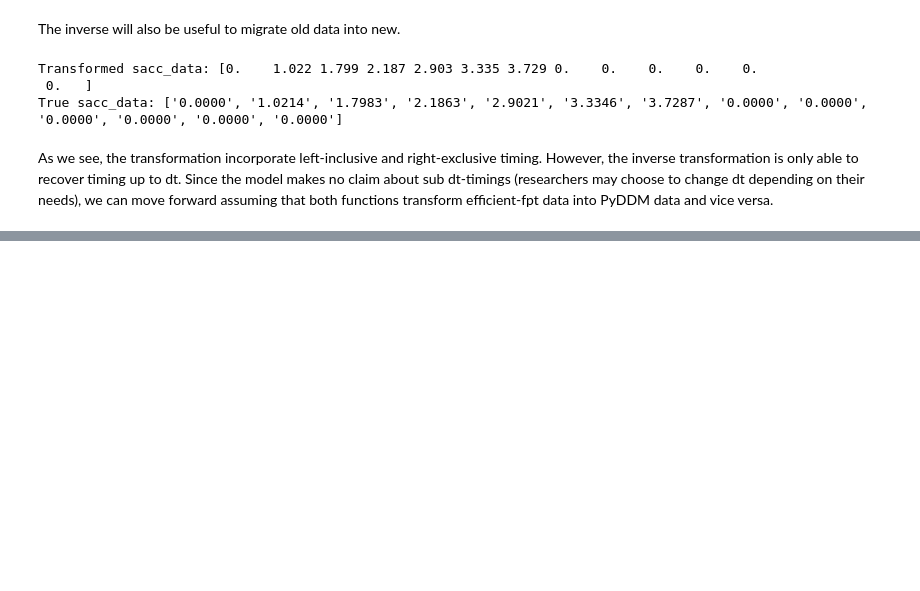
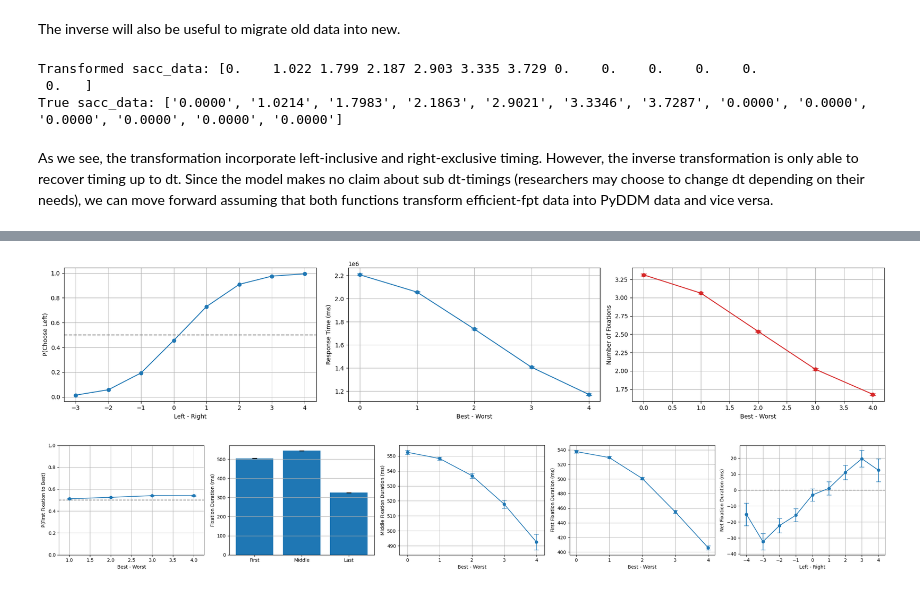
Before and after one commit to Hehesh/efficient-fpt, a Jupyter notebook: mia.ipynb, the cells around one changed output, grey strips where cells are left out. Drawn from its saved outputs; the diff is of its cells as text; code cells hidden in the pictures; blank space fills up the shorter version.

```diff
--- a/mia.ipynb
+++ b/mia.ipynb
@@ -86,6 +90,8 @@ def expand_fixations(sacc_data, flag_data, rt_data, dt):
     return all_trials
 # %%
 expanded_fixations = expand_fixations(sacc_data, flag_data, rt_data, 0.001)
+# %%
+efpt_fixations = [tuple(x + 1 for x in t) for t in expanded_fixations]
 # %%
 print(f'Representative fixations: {expanded_fixations[0][::400]}')
 print(f"Corresponding drift rates: {[f'{mu:.2f}' for mu in mu_true_data[0] if mu != 0]}")
@@ -168,0 +315,12 @@ As we see, the transformation incorporate left-inclusive and right-exclusive tim
+# %%
+efpt_df = pd.DataFrame({
+    'sub_id': 'efpt_sim',
+    'trial': range(1, num_data + 1),
+    'avgWTP_left': r1_data,
+    'avgWTP_right': r2_data,
+    'choice': (1 - choice_data) // 2,
+    'RT': rt_data * 1000,
+    'fixation': efpt_fixations
+})
+
+efpt_df.head()
@@ -168,0 +334,20 @@ As we see, the transformation incorporate left-inclusive and right-exclusive tim
+# %%
+efpt_rasterized = rasterize_data(efpt_df, subject_col='sub_id',trial_col='trial',seq_col='fixation')
+efpt_rasterized = efpt_rasterized.loc[:, ['sub_id', 'trial', 'avgWTP_left', 'avgWTP_right', 'choice', 'RT', 'fix_start', 'fix_end', 'fix_location']]
+efpt_rasterized['fix_dur'] = efpt_rasterized.apply(
+    lambda r: r['fix_end'] - r['fix_start'],
+    axis=1
+)
+
+efpt_rasterized['fix_num'] = (
+    efpt_rasterized
+    .groupby(['sub_id', 'trial'])
+    .cumcount() + 1
+)
+
+efpt_rasterized['fix_num_rev'] = (
+    efpt_rasterized
+    .groupby(['sub_id', 'trial'])
+    .cumcount(ascending=False) + 1
+)
+efpt_rasterized.head()
@@ -168,0 +361,6 @@ As we see, the transformation incorporate left-inclusive and right-exclusive tim
+# %%
+plot_basic_psychometrics(efpt_rasterized)
+plot_fixation_properties(efpt_rasterized)
+# %% [output]
+[figure, added]
+[figure, added]
```
Also changed, not shown: parts of 14 cells of this notebook, 1 other file.
